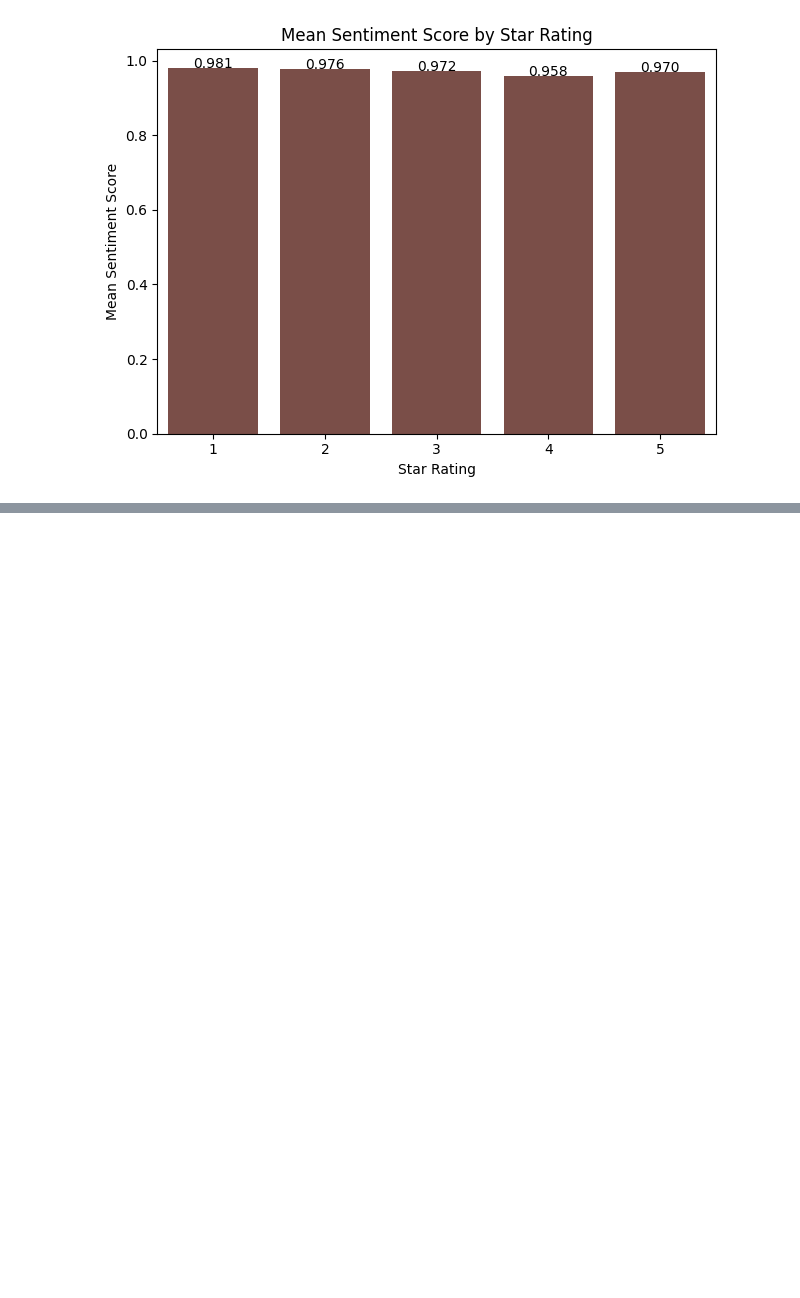
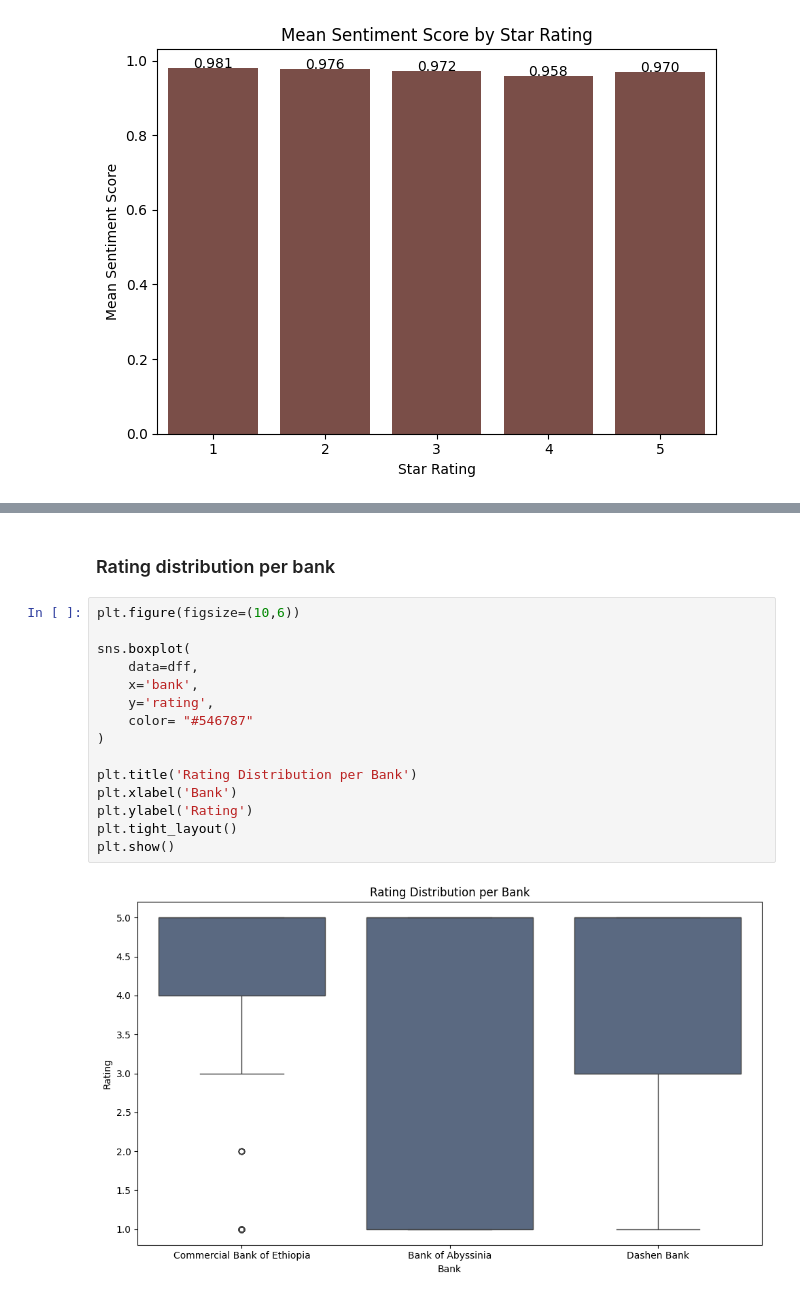
Before and after one commit to bemnetne/fintech-review-analytics, a Jupyter notebook: notebooks/sentimentanalysis.ipynb, the cells around one changed output, grey strips where cells are left out. Cells and saved outputs as stored; diff of their text form; blank space fills up the shorter version.

```diff
--- a/notebooks/sentimentanalysis.ipynb
+++ b/notebooks/sentimentanalysis.ipynb
@@ -135,0 +202,19 @@ plt.show()
+# %% [markdown]
+### Rating distribution per bank
+# %%
+plt.figure(figsize=(10,6))
+
+sns.boxplot(
+    data=dff,
+    x='bank',
+    y='rating',
+    color= "#546787"
+)
+
+plt.title('Rating Distribution per Bank')
+plt.xlabel('Bank')
+plt.ylabel('Rating')
+plt.tight_layout()
+plt.show()
+# %% [output]
+[figure, added]
```
Also changed, not shown: parts of 9 cells of this notebook.
